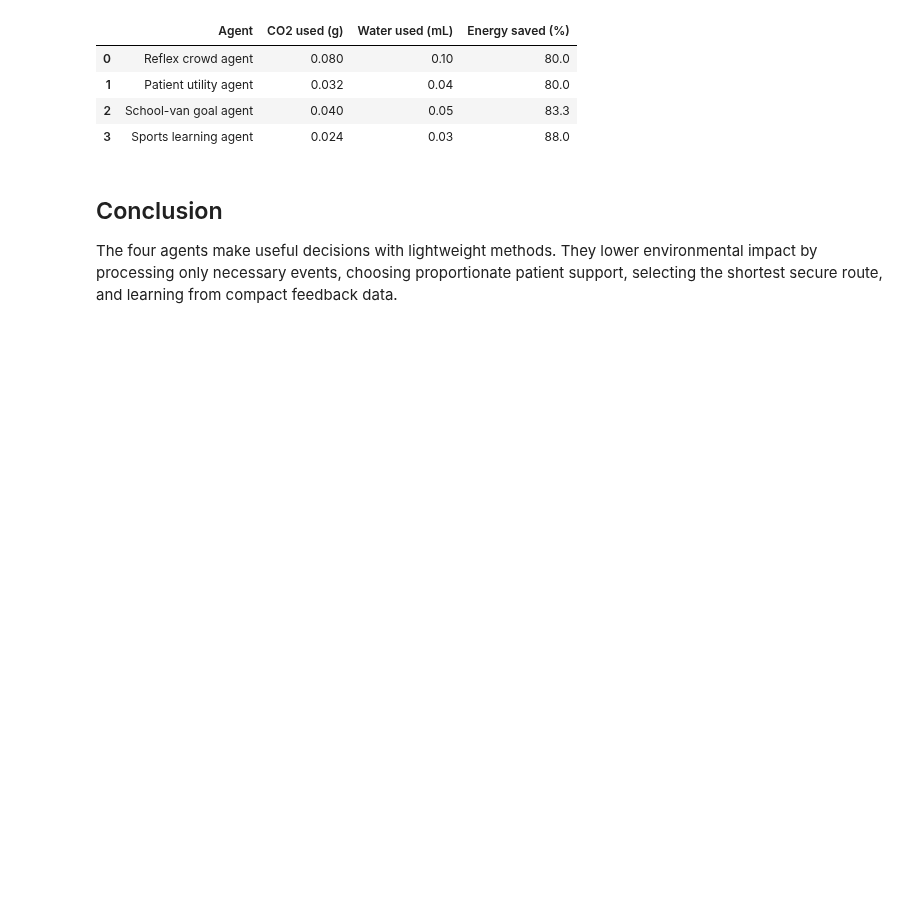
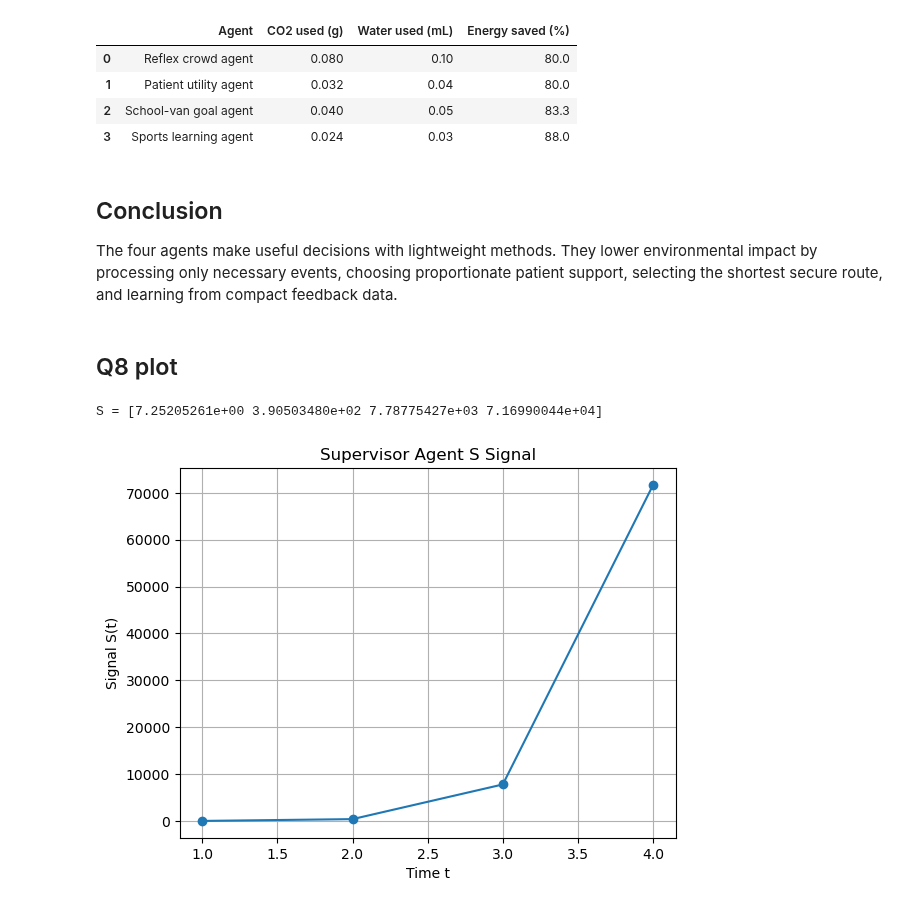
Before and after one commit to syedukkashah/Agentic-AI-Fall-26, a Jupyter notebook: Assignment Alpha/assignment_alpha.ipynb, the cells around one changed output. Saved outputs shown, nothing was run; the diff lists cells and outputs as text; code cells hidden in the pictures; blank space fills up the shorter version.

```diff
--- a/Assignment Alpha/assignment_alpha.ipynb
+++ b/Assignment Alpha/assignment_alpha.ipynb
@@ -193,3 +193,32 @@ eco_summary
 ## Conclusion
 
 The four agents make useful decisions with lightweight methods. They lower environmental impact by processing only necessary events, choosing proportionate patient support, selecting the shortest secure route, and learning from compact feedback data.
+# %% [markdown]
+## Q8 plot
+# %%
+import numpy as np
+import matplotlib.pyplot as plt
+
+t = np.array([1, 2, 3, 4])
+
+# Convert degrees to radians
+rad = np.deg2rad(t)
+
+A = 0.2*t + t**2
+B = np.sin(rad) + np.cos(rad)
+C = t**5 + t**6 + np.sin(rad)
+D = t**5 + t**8 + np.sin(rad) + np.cos(rad)
+
+S = A + B + C + D
+
+print("S =", S)
+
+plt.plot(t, S, marker="o")
+plt.xlabel("Time t")
+plt.ylabel("Signal S(t)")
+plt.title("Supervisor Agent S Signal")
+plt.grid(True)
+plt.show()
+# %% [output]
+S = [7.25205261e+00 3.90503480e+02 7.78775427e+03 7.16990044e+04]
+[figure, added]
```
